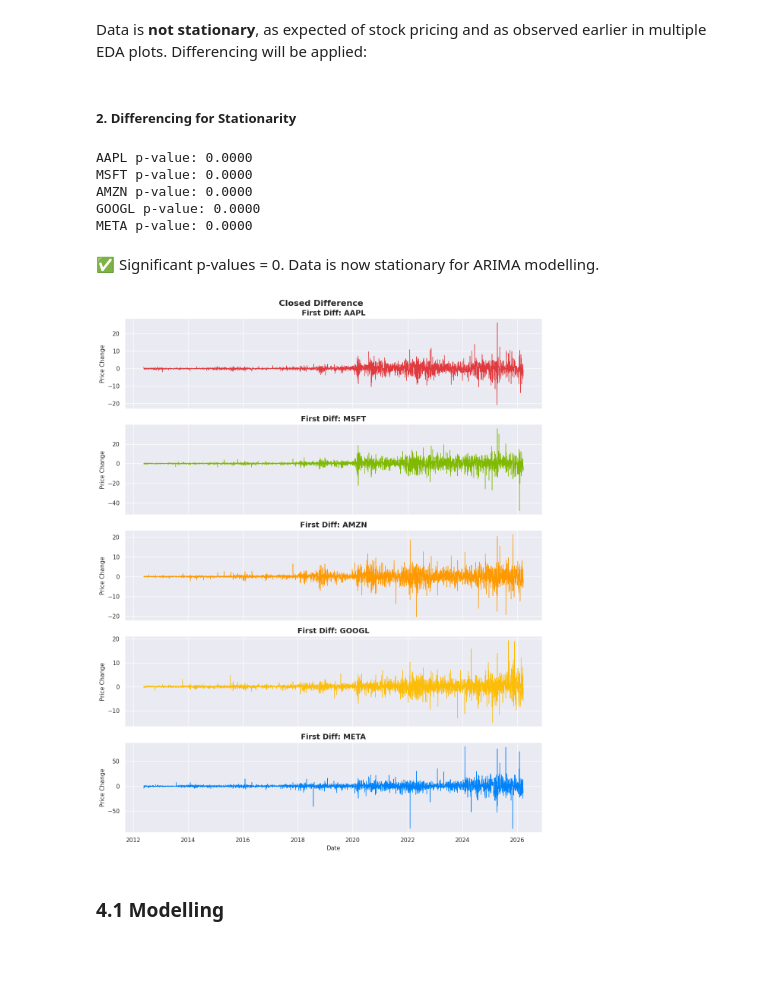
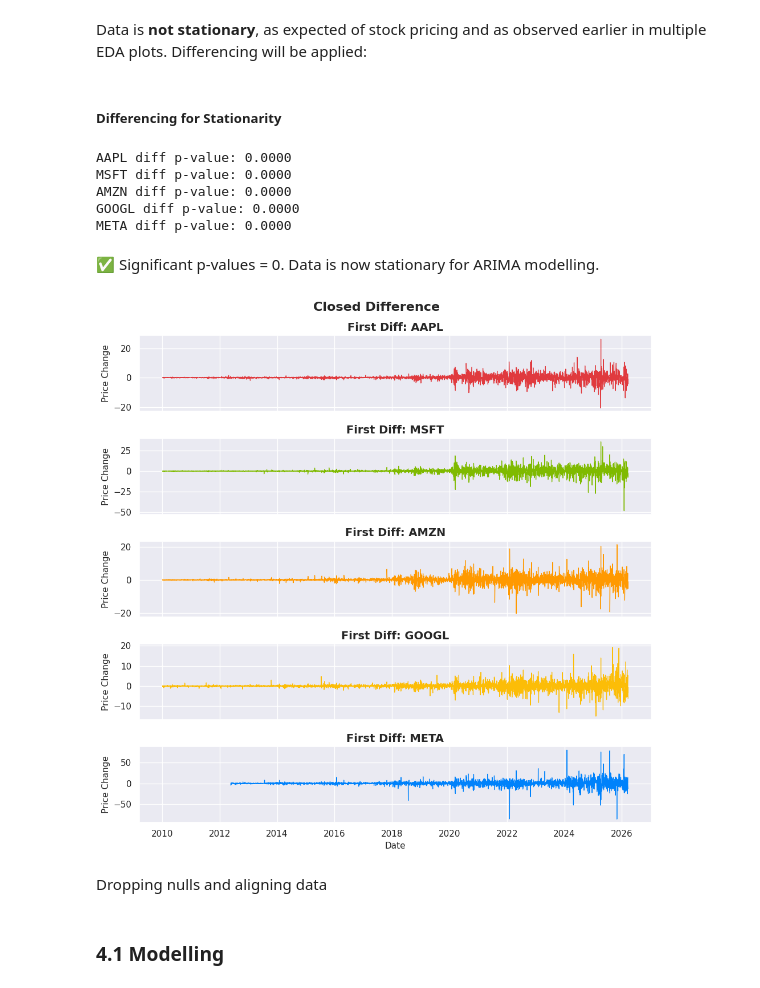
Before and after one commit to giddygarcia/stock-price-forecasting, a Jupyter notebook: StockPredictions.ipynb, the cells around one changed output. Cells and saved outputs as stored; diff of their text form; code cells hidden in the pictures; blank space fills up the shorter version.

```diff
--- a/StockPredictions.ipynb
+++ b/StockPredictions.ipynb
@@ -656,8 +674,9 @@ Before forecasting, our time series data needs to have date as its Index which w
 
 Using the ADF test we can observe if the data is stationary; a requirement for many time-series models like ARIMA. A p-value less than 0.05 will state that it is stationary.
 # %%
+df_close = df["Close"].copy()
 for ticker in tickers:
-    result = adfuller(df["Close"][ticker].dropna())
+    result = adfuller(df_close[ticker].dropna())
     print(f"{ticker} p-value: {result[1]:.4f}")
 # %% [output]
 AAPL p-value: 0.9891
@@ -668,41 +687,44 @@ META p-value: 0.9372
 # %% [markdown]
 Data is **not stationary**, as expected of stock pricing and as observed earlier in multiple EDA plots. Differencing will be applied:
 # %% [markdown]
-##### 2. Differencing for Stationarity
+##### Differencing for Stationarity
 # %%
-common_start = df["Close"].apply(lambda x: x.first_valid_index()).max()
-
-df_close = df["Close"][df["Close"].index >= common_start]
-df_diff = df_close.diff().dropna()
+df_diff = {}
 
 for ticker in tickers:
-    result = adfuller(df_diff[ticker])
-    print(f"{ticker} p-value: {result[1]:.4f}")
+    diff = df_close[ticker].diff().dropna()
+
+    df_diff[ticker] = diff
+
+    result = adfuller(diff)
+    print(f"{ticker} diff p-value: {result[1]:.4f}")
 # %% [output]
-AAPL p-value: 0.0000
-MSFT p-value: 0.0000
-AMZN p-value: 0.0000
-GOOGL p-value: 0.0000
-META p-value: 0.0000
+AAPL diff p-value: 0.0000
+MSFT diff p-value: 0.0000
+AMZN diff p-value: 0.0000
+GOOGL diff p-value: 0.0000
+META diff p-value: 0.0000
 # %% [markdown]
 ✅ Significant p-values = 0. Data is now stationary for ARIMA modelling.
 # %%
 n = len(tickers)
-fig, axes = plt.subplots(n, 1, figsize=(12, 3 * n), sharex=True)
+fig, axes = plt.subplots(n, 1, figsize=(10, 2 * n), sharex=True)
 
 for i, ticker in enumerate(tickers):
     sns.lineplot(
-        x=df_diff.index,
+        x=df_diff[ticker].index,
         y=df_diff[ticker],
         ax=axes[i],
         linewidth=0.9,
         color=logo_palette[ticker],
     )
     axes[i].set_title(f"First Diff: {ticker}")
     axes[i].set_ylabel("Price Change")
 
 plt.suptitle("Closed Difference")
 plt.tight_layout()
 plt.show()
 # %% [output]
-[figure, old version]
+[figure, new version]
+# %% [markdown]
+Dropping nulls and aligning data
```
Also changed, not shown: parts of 39 cells of this notebook, 1 other file.
